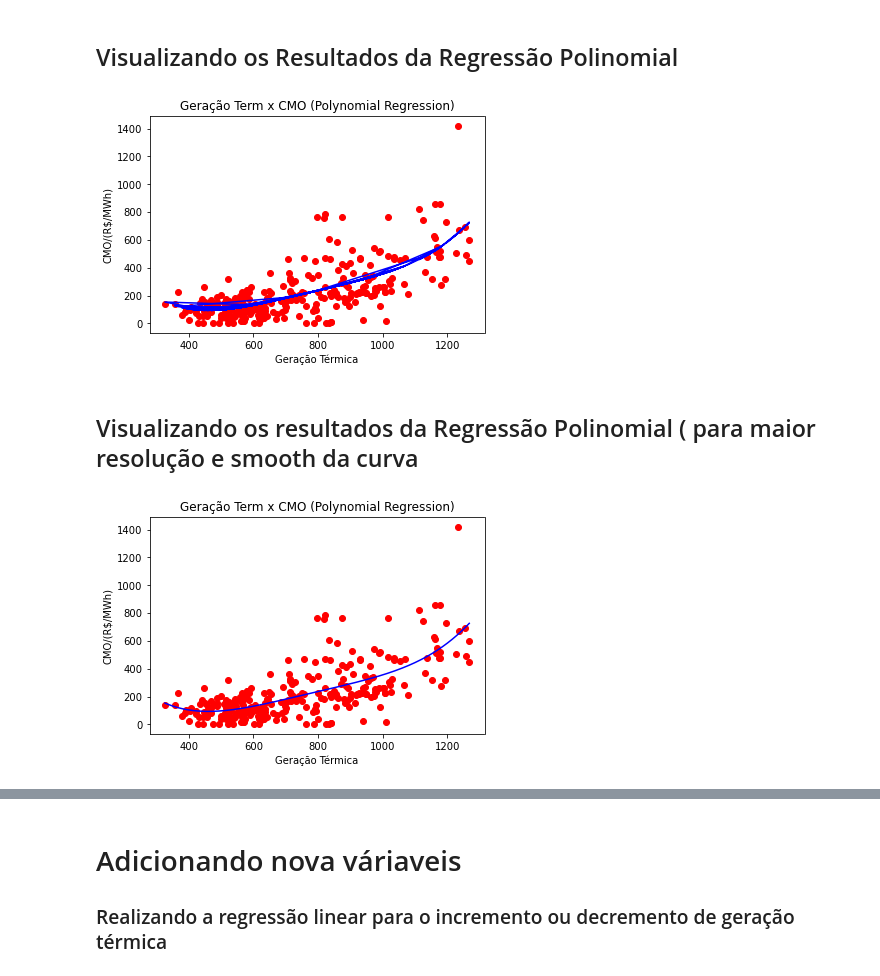
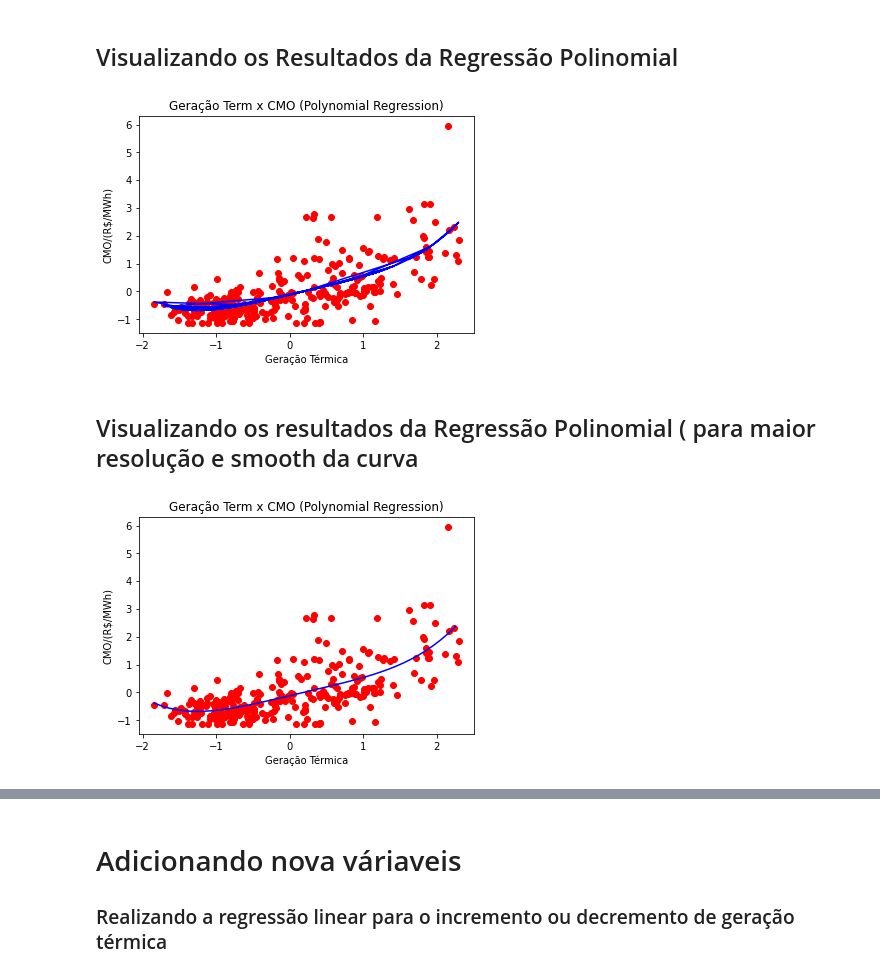
Before and after one commit to alexlourencomattos/machinelearning, a Jupyter notebook: Previsão_cmo_term/prev_preco.ipynb, the cells around one changed output, grey strips where cells are left out. Drawn from its saved outputs; the diff is of its cells as text; code cells hidden in the pictures.

```diff
--- a/Previsão_cmo_term/prev_preco.ipynb
+++ b/Previsão_cmo_term/prev_preco.ipynb
@@ -235,7 +305,7 @@ lin_reg_2.fit(X_poly, y)
 LinearRegression()
 # %%
 
-y_pred_poly = lin_reg_2.predict( poly_reg.fit_transform(X))
+y_pred_poly = lin_reg_2.predict( poly_reg.fit_transform(X_norm))
 # %%
 p_poly = y_pred_poly
 
@@ -252,2 +321,0 @@ Mean Error =  99.79470
-# %%
-lin_reg_2.predict(poly_reg.fit_transform([[707]]))
@@ -255,0 +322,2 @@ array([[185.3]])
+# %%
+scaler.inverse_transform(lin_reg_2.predict(poly_reg.fit_transform([[(707-dataset['Ger_Term'].mean())/dataset['Ger_Term'].std()]])))
@@ -258,24 +328,24 @@ array([[185.3]])
 # %% [markdown]
 ## Visualizando os Resultados da Regressão Polinomial
 # %%
-plt.scatter(X, y, color = 'red')
-plt.plot(X, lin_reg_2.predict(poly_reg.fit_transform(X)), color = 'blue')
+plt.scatter(X_norm, y_norm, color = 'red')
+plt.plot(X_norm, lin_reg_2.predict(poly_reg.fit_transform(X_norm)), color = 'blue')
 plt.title('Geração Term x CMO (Polynomial Regression)')
 plt.xlabel('Geração Térmica')
 plt.ylabel('CMO/(R$/MWh)')
 plt.show()
 # %% [output]
-[figure, old version]
+[figure, new version]
 # %% [markdown]
 ## Visualizando os resultados da Regressão Polinomial ( para maior resolução e smooth da curva
 # %%
-X_grid = np.arange(min(X), max(X), 0.1)
+X_grid = np.arange(min(X_norm), max(X_norm), 0.1)
 X_grid = X_grid.reshape((len(X_grid), 1))
-plt.scatter(X, y, color = 'red')
+plt.scatter(X_norm, y_norm, color = 'red')
 plt.plot(X_grid, lin_reg_2.predict(poly_reg.fit_transform(X_grid)), color = 'blue')
 plt.title('Geração Term x CMO (Polynomial Regression)')
 plt.xlabel('Geração Térmica')
 plt.ylabel('CMO/(R$/MWh)')
 plt.show()
 # %% [output]
-[figure, old version]
+[figure, new version]
```
Also changed, not shown: parts of 35 cells of this notebook.
